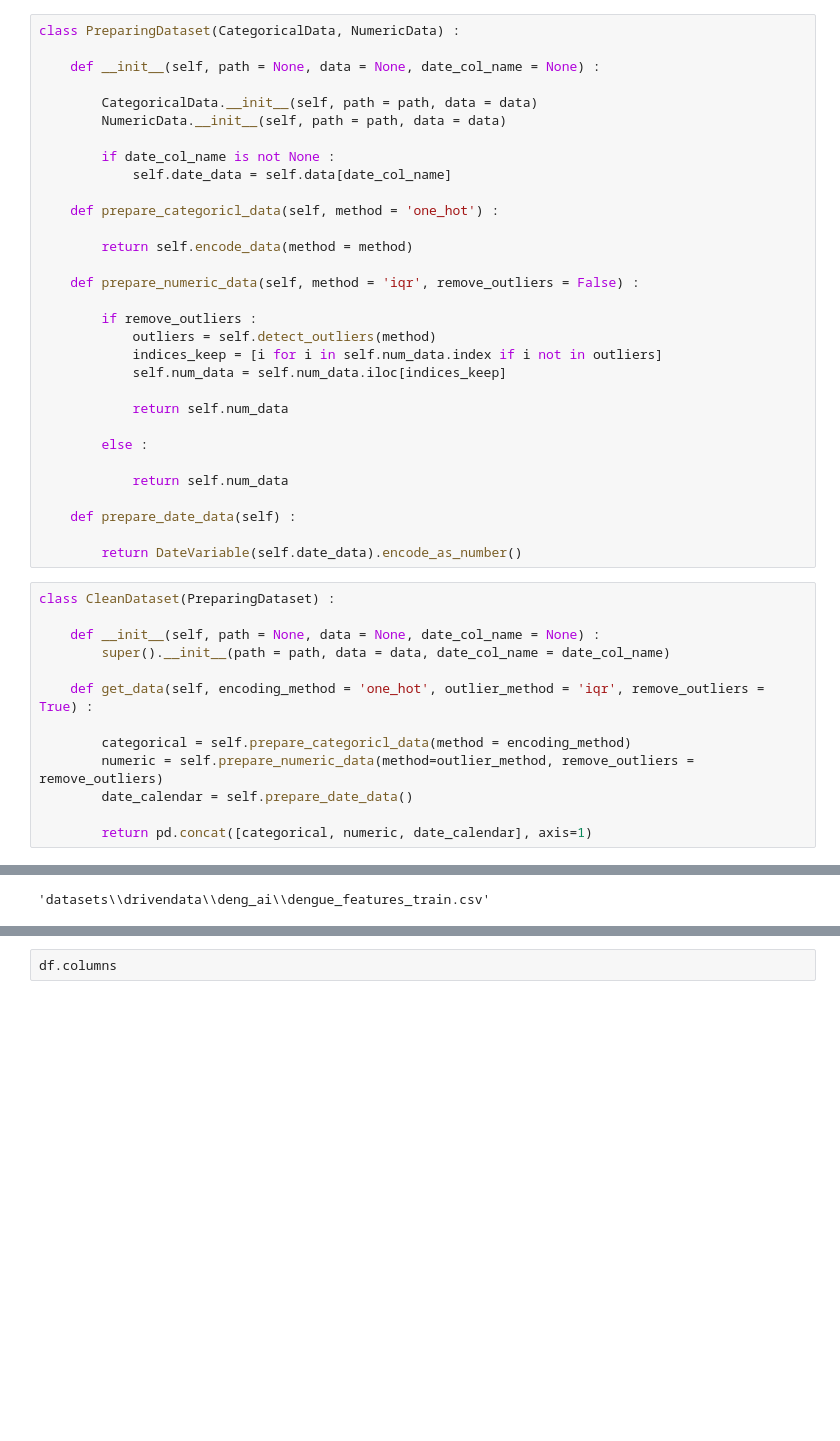
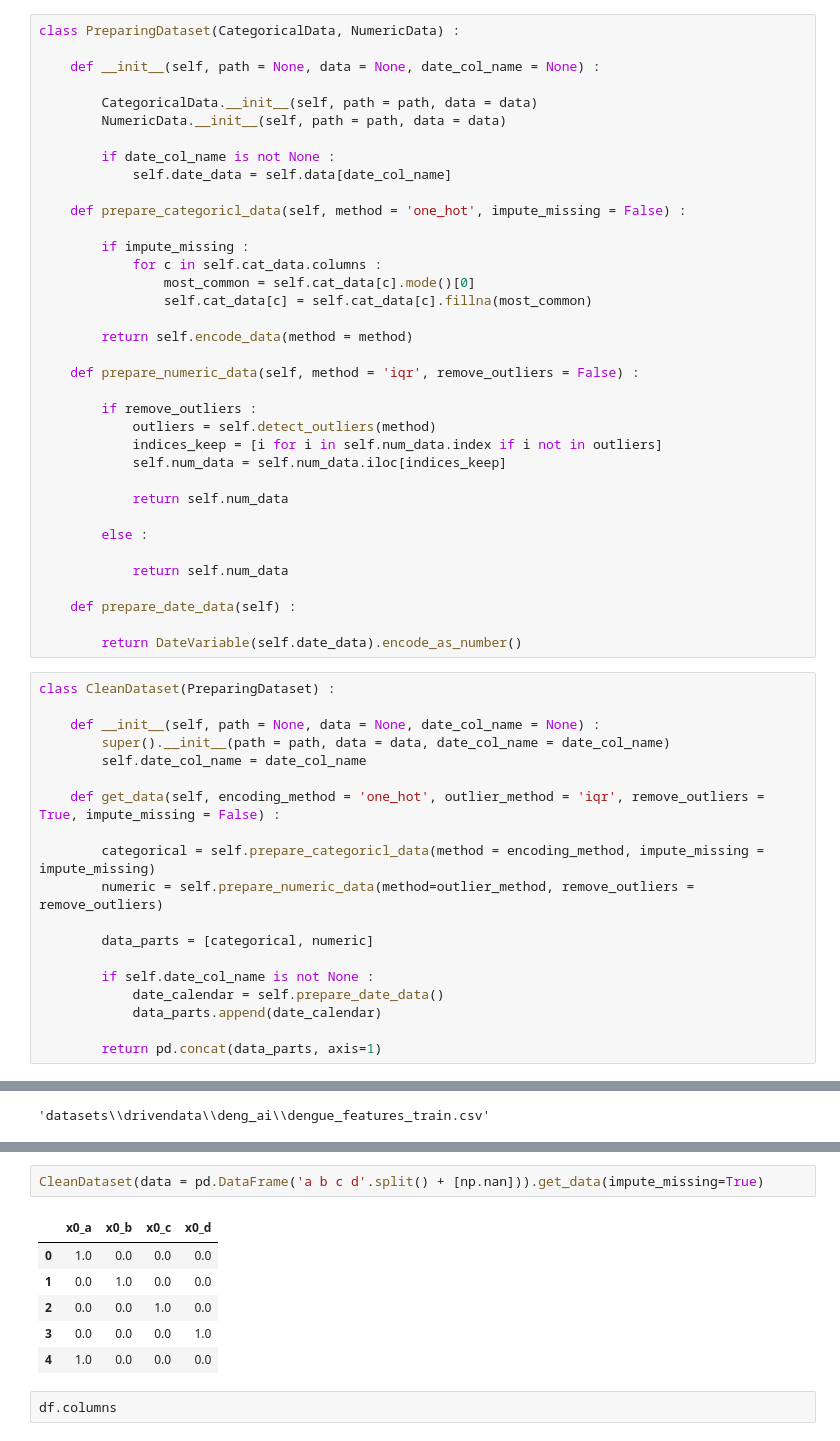
Before and after one commit to KCristopher/data_prep_automation, a Jupyter notebook: data_prep.ipynb, the cells around one changed output, grey strips where cells are left out. Drawn from its saved outputs; the diff is of its cells as text; blank space fills up the shorter version.

```diff
--- a/data_prep.ipynb
+++ b/data_prep.ipynb
@@ -425,7 +429,12 @@ class PreparingDataset(CategoricalData, NumericData) :
         if date_col_name is not None :
             self.date_data = self.data[date_col_name]
 
-    def prepare_categoricl_data(self, method = 'one_hot') :
+    def prepare_categoricl_data(self, method = 'one_hot', impute_missing = False) :
+
+        if impute_missing :
+            for c in self.cat_data.columns :
+                most_common = self.cat_data[c].mode()[0]
+                self.cat_data[c] = self.cat_data[c].fillna(most_common)
 
         return self.encode_data(method = method)
 
@@ -450,14 +459,20 @@ class CleanDataset(PreparingDataset) :
 
     def __init__(self, path = None, data = None, date_col_name = None) :
         super().__init__(path = path, data = data, date_col_name = date_col_name)
+        self.date_col_name = date_col_name
 
-    def get_data(self, encoding_method = 'one_hot', outlier_method = 'iqr', remove_outliers = True) :
+    def get_data(self, encoding_method = 'one_hot', outlier_method = 'iqr', remove_outliers = True, impute_missing = False) :
 
-        categorical = self.prepare_categoricl_data(method = encoding_method)
+        categorical = self.prepare_categoricl_data(method = encoding_method, impute_missing = impute_missing)
         numeric = self.prepare_numeric_data(method=outlier_method, remove_outliers = remove_outliers)
-        date_calendar = self.prepare_date_data()
 
-        return pd.concat([categorical, numeric, date_calendar], axis=1)
+        data_parts = [categorical, numeric]
+
+        if self.date_col_name is not None :
+            date_calendar = self.prepare_date_data()
+            data_parts.append(date_calendar)
+
+        return pd.concat(data_parts, axis=1)
 # %%
 cnt = True
 cnt += 1
@@ -474,3 +491,12 @@ df = CleanDataset(data = deng_train, date_col_name= 'week_start_date').get_data(
+# %%
+CleanDataset(data = pd.DataFrame('a b c d'.split() + [np.nan])).get_data(impute_missing=True)
+# %% [output]
+|  | x0_a | x0_b | x0_c | x0_d |
+| 0 | 1.0 | 0.0 | 0.0 | 0.0 |
+| 1 | 0.0 | 1.0 | 0.0 | 0.0 |
+| 2 | 0.0 | 0.0 | 1.0 | 0.0 |
+| 3 | 0.0 | 0.0 | 0.0 | 1.0 |
+| 4 | 1.0 | 0.0 | 0.0 | 0.0 |
 # %%
 df.columns
 # %% [output]
```
Also changed, not shown: parts of 2 cells of this notebook.
